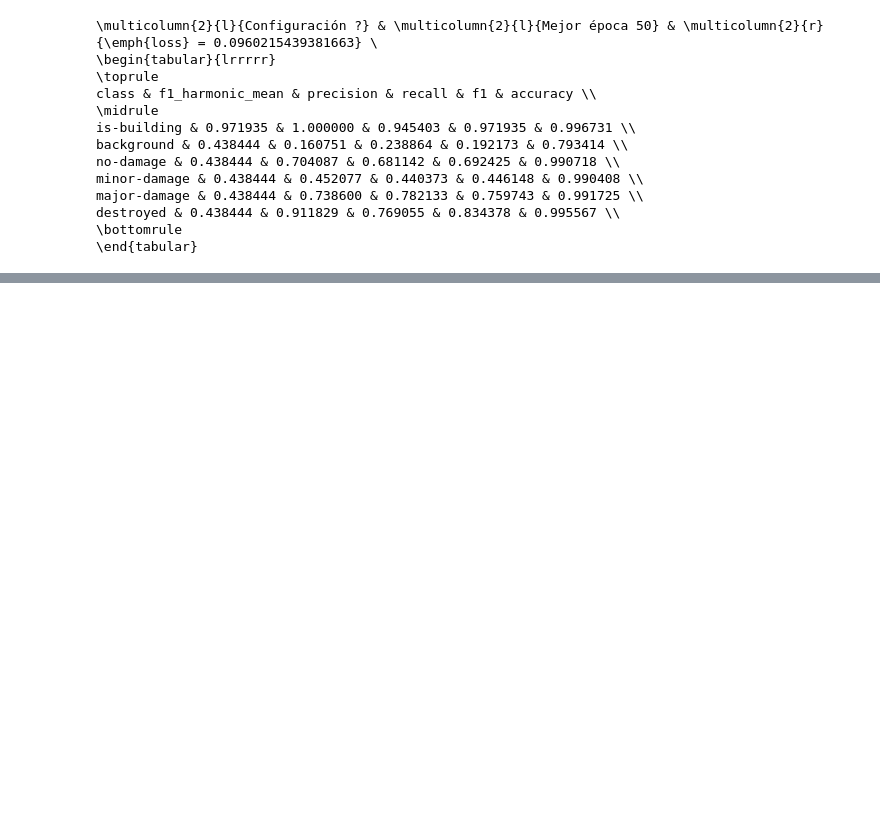
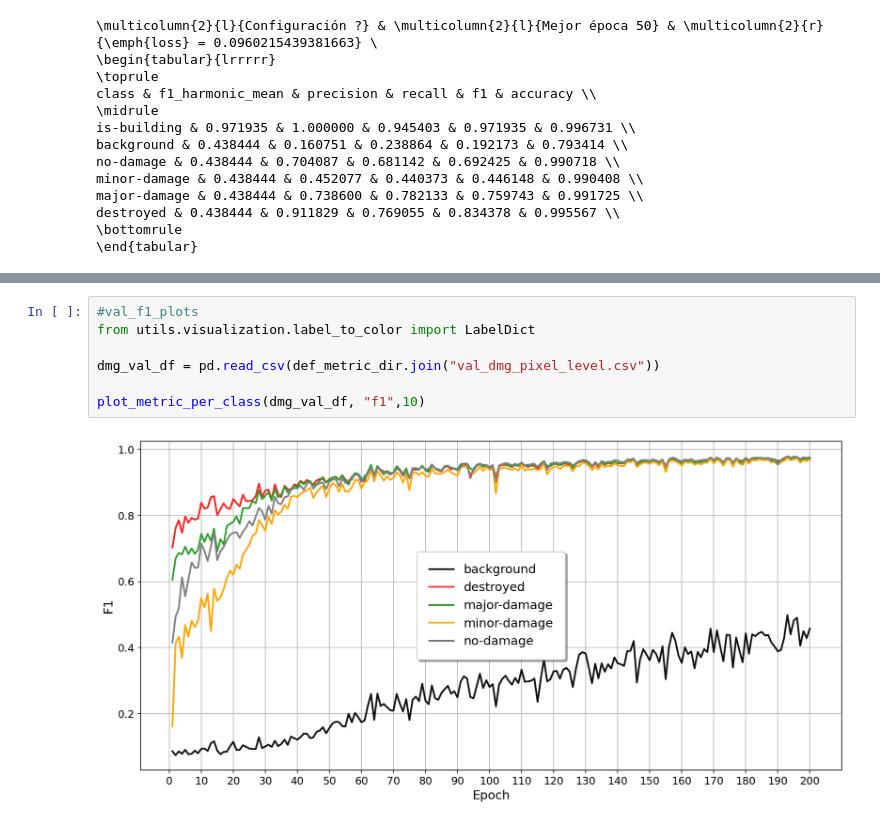
Before and after one commit to MrtC101/Thesis_DL_for_BDA, a Jupyter notebook: notebooks/2-experiment_results.ipynb, the cells around one changed output, grey strips where cells are left out. Cells and saved outputs as stored; diff of their text form; blank space fills up the shorter version.

```diff
--- a/notebooks/2-experiment_results.ipynb
+++ b/notebooks/2-experiment_results.ipynb
@@ -1292,0 +1477,9 @@ destroyed & 0.438444 & 0.911829 & 0.769055 & 0.834378 & 0.995567 \\
+# %%
+#val_f1_plots
+from utils.visualization.label_to_color import LabelDict
+
+dmg_val_df = pd.read_csv(def_metric_dir.join("val_dmg_pixel_level.csv"))
+
+plot_metric_per_class(dmg_val_df, "f1",10)
+# %% [output]
+[figure, added]
```
Also changed, not shown: parts of 28 cells of this notebook, 3 other files.
